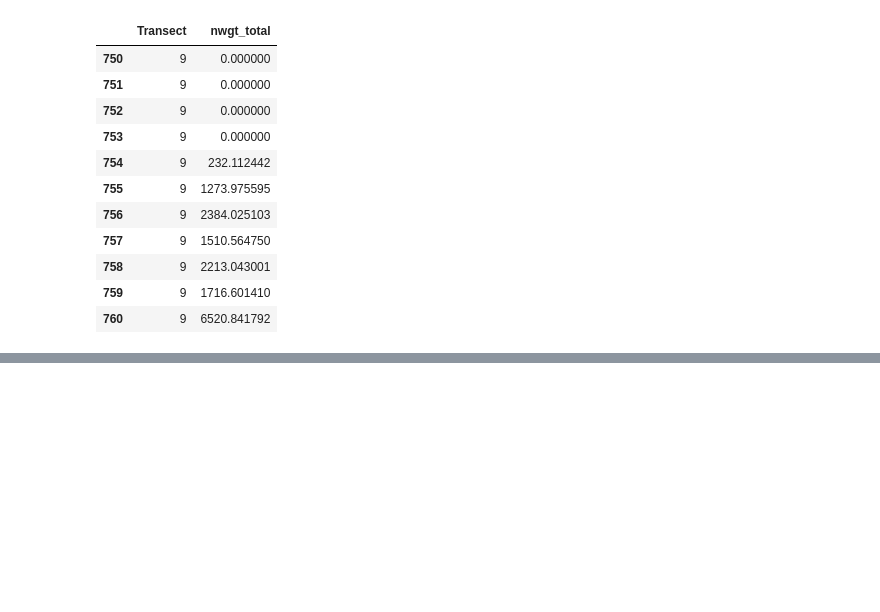
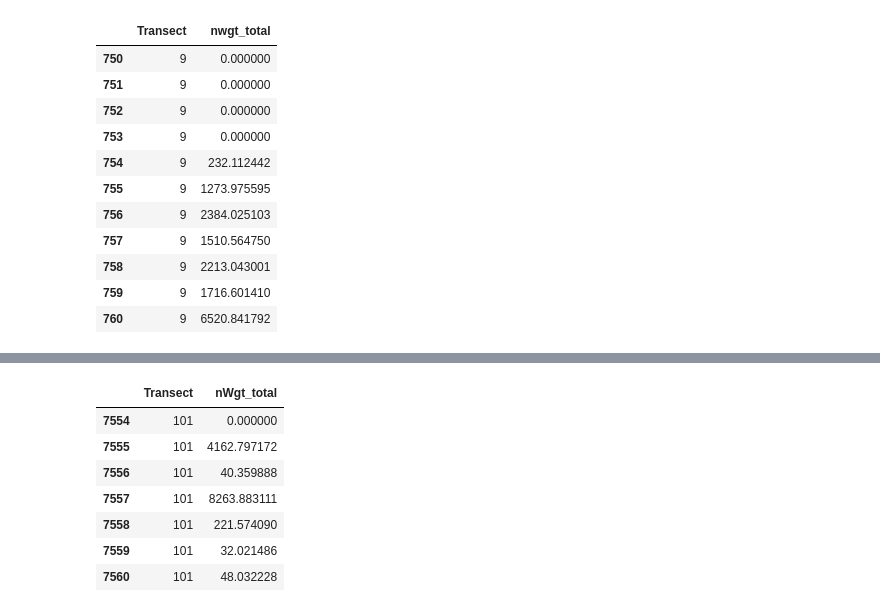
Before and after one commit to OSOceanAcoustics/echopop, a Jupyter notebook: proto_typing.ipynb, the cells around one changed output, grey strips where cells are left out. Cells and saved outputs as stored; diff of their text form; code cells hidden in the pictures; blank space fills up the shorter version.

```diff
--- a/proto_typing.ipynb
+++ b/proto_typing.ipynb
@@ -255,0 +298,12 @@ np.mean(out[no_nan_ind])
+# %%
+nntk_male = bio_dense_df.apply(lambda x: np.round(x.n_A*(bc.len_M_prop.sel(strata=x.Stratum).values + bc.spec_M_prop.sel(strata=x.Stratum).values)), axis=1)
+nntk_female = bio_dense_df.apply(lambda x: np.round(x.n_A*(bc.len_F_prop.sel(strata=x.Stratum).values + bc.spec_F_prop.sel(strata=x.Stratum).values)), axis=1)
+
+bio_dense_df['nntk_male'] = nntk_male
+bio_dense_df['nntk_female'] = nntk_female
+# %%
+nWgt_male_int = bio_dense_df.apply(lambda x: x.nntk_male*bc.len_wgt_M_prod.sel(strata=x.Stratum).values, axis=1)
+nWgt_female_int = bio_dense_df.apply(lambda x: x.nntk_female*bc.len_wgt_F_prod.sel(strata=x.Stratum).values, axis=1)
+
+bio_dense_df['nWgt_male'] = nWgt_male_int
+bio_dense_df['nWgt_female'] = nWgt_female_int
@@ -255,0 +315,11 @@ np.mean(out[no_nan_ind])
+# %%
+bio_dense_df['nWgt_total'].reset_index().loc[7554:7560]
+# %% [output]
+|  | Transect | nWgt_total |
+| 7554 | 101 | 0.000000 |
+| 7555 | 101 | 4162.797172 |
+| 7556 | 101 | 40.359888 |
+| 7557 | 101 | 8263.883111 |
+| 7558 | 101 | 221.574090 |
+| 7559 | 101 | 32.021486 |
+| 7560 | 101 | 48.032228 |
```
Also changed, not shown: parts of 23 cells of this notebook, 1 other file.
